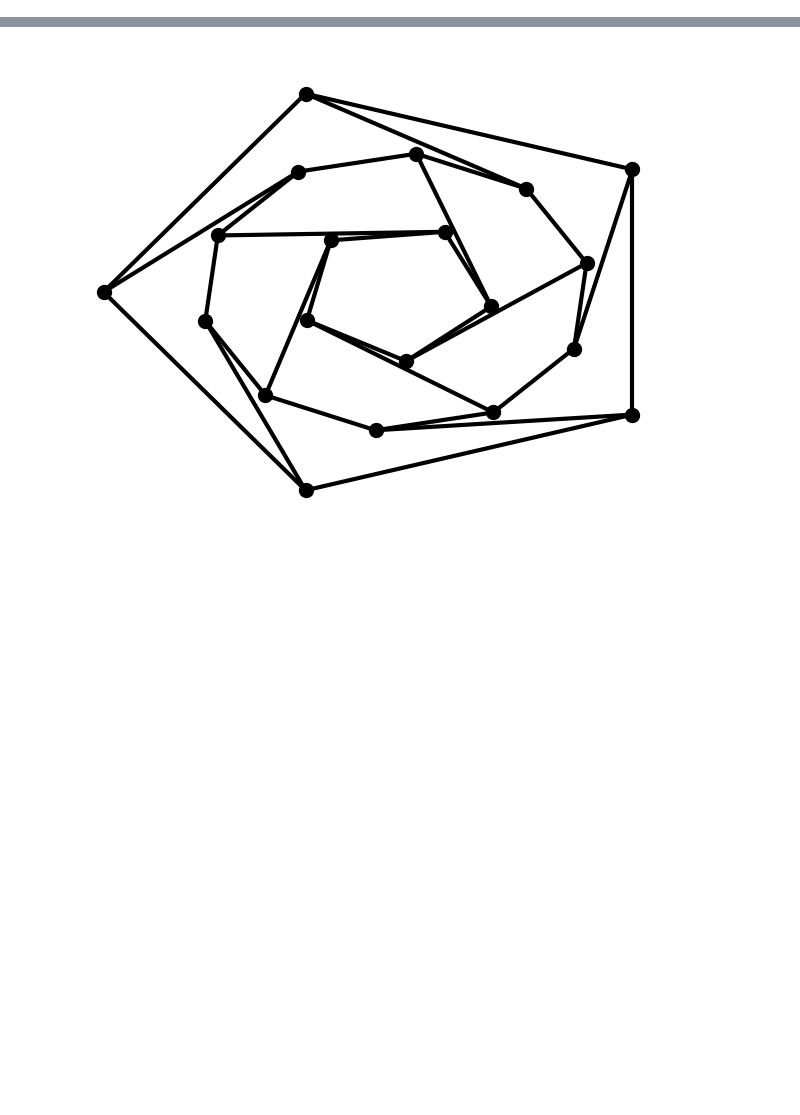
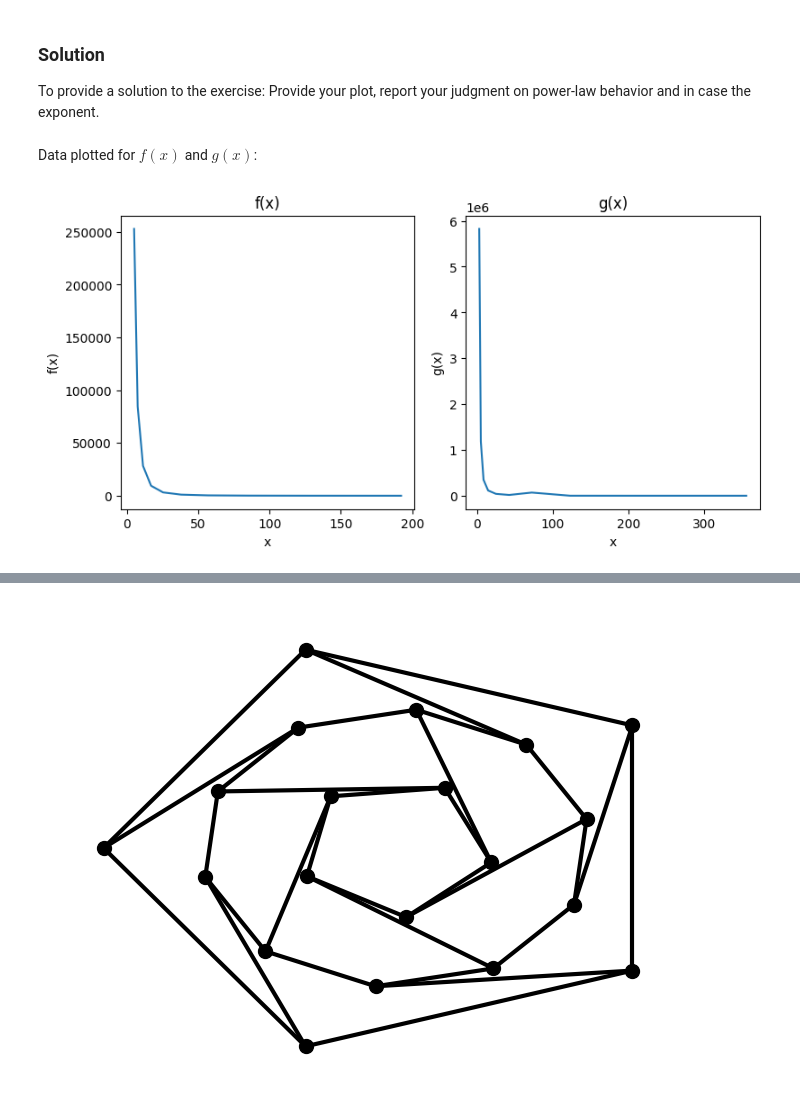
Before and after one commit to flupppi/networks, a Jupyter notebook: nbs/05_network_analysis.ipynb, the cells around one changed output, grey strips where cells are left out. Cells and saved outputs as stored; diff of their text form; code cells hidden in the pictures; blank space fills up the shorter version.

Commit message:
added solution for task 1 exercise 3

```diff
--- a/nbs/05_network_analysis.ipynb
+++ b/nbs/05_network_analysis.ipynb
@@ -28,0 +44,5 @@ red = nx.random_lobster(100, 0.9, 0.9)
+# %% [markdown]
+### Solution
+To provide a solution to the exercise:
+Provide your plot, report your judgment on power-law behavior and in case the
+exponent.
@@ -28,0 +55,25 @@ red = nx.random_lobster(100, 0.9, 0.9)
+# %%
+#|code-fold: true
+x1 = np.array([5.00, 7.50, 11.25, 16.88, 25.31, 37.97, 56.95, 85.43, 128.14, 192.22])
+y1 = np.array([252822.43, 84599.77, 28308.89, 9472.76, 3169.79, 1060.68, 354.93, 118.77, 39.74, 13.30])
+
+x2 = np.array([3.00, 5.10, 8.67, 14.74, 25.06, 42.60, 72.41, 123.10, 209.27, 355.76])
+y2 = np.array([5824779.30, 1185913.90, 347172.77, 114200.30, 40746.59, 17235.83, 69248.85, 384.66, 10.41, 0.13])
+# %% [markdown]
+Data plotted for $f(x)$ and $g(x)$:
+# %%
+#|code-fold: true
+fig, (ax1, ax2) = plt.subplots(1, 2, layout='constrained', figsize = (8, 8/2))
+# log-log plot of f(x)
+ax1.set_xlabel("x")
+ax1.set_ylabel("f(x)")
+ax1.set_title("f(x)")
+ax1.plot(x1, y1)
+# log-log plot of g(x)
+ax2.set_xlabel("x")
+ax2.set_ylabel("g(x)")
+ax2.set_title("g(x)")
+ax2.plot(x2, y2)
+plt.show()
+# %% [output]
+[figure, added]
```
Also changed, not shown: parts of 44 cells of this notebook, 2 other files.
